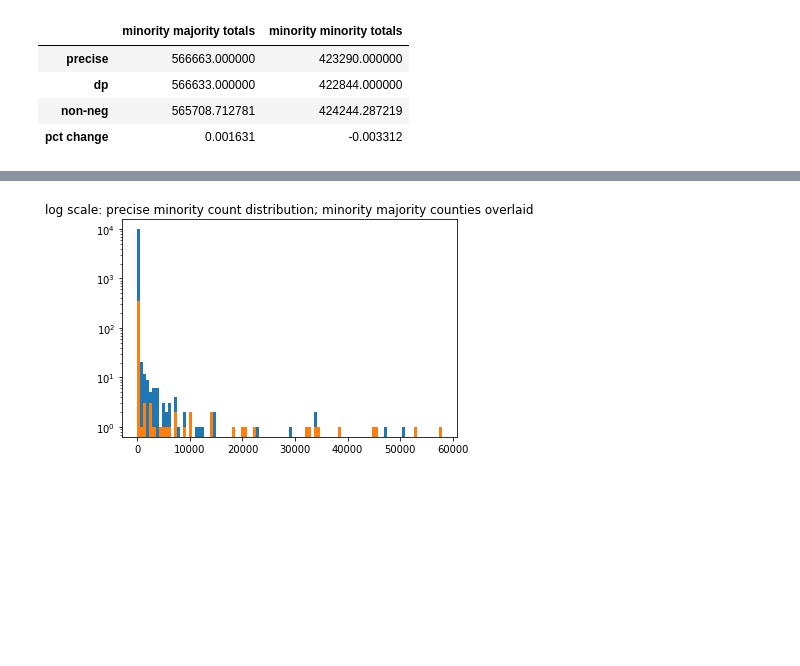
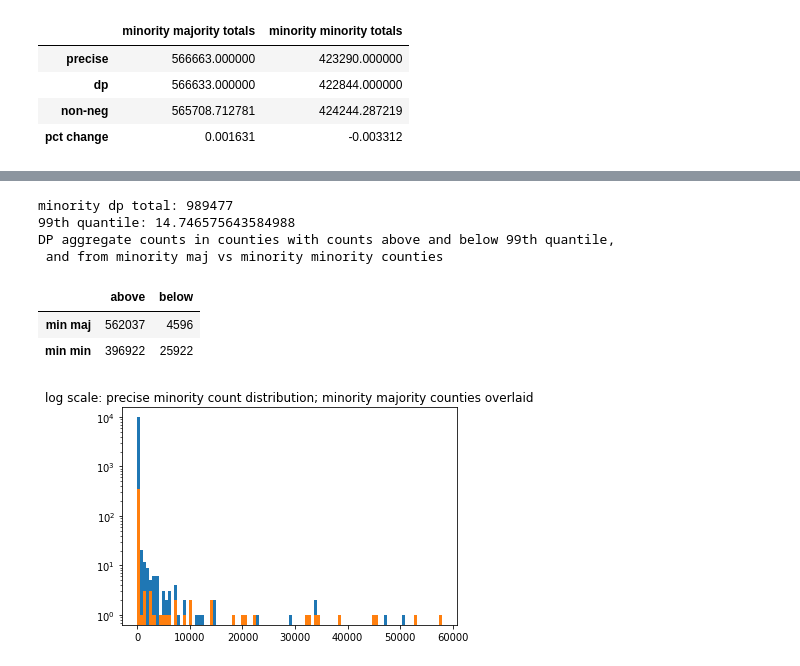
Before and after one commit to beatrixkh/explore_census_2020_dp, a Jupyter notebook: 2020_02_24_dp_census_sim_compare_distributions.ipynb, the cells around one changed output, grey strips where cells are left out. Saved outputs shown, nothing was run; the diff lists cells and outputs as text; code cells hidden in the pictures; blank space fills up the shorter version.

```diff
--- a/2020_02_24_dp_census_sim_compare_distributions.ipynb
+++ b/2020_02_24_dp_census_sim_compare_distributions.ipynb
@@ -227,3 +304,32 @@ see_minmaj_distr(pop_3e5, version = "nn", use_log = True)
+# %%
+minority_dp_count_3e7 = pop_3e7[4]
+print(f'minority dp total: {minority_dp_count_3e7.sum()}')
+q99_dp_3e7 = np.quantile(minority_dp_count_3e7, .99)
+print(f'99th quantile: {q99}')
+
+# dp minority maj vs min min count above and below 99th quantile
+minmaj_dp_3e7 = minority_dp_count_3e7[pop_3e7[0]]
+minmin_dp_3e7 = minority_dp_count_3e7[pop_3e7[1]]
+
+minmaj_above99_dp_3e7 = minmaj_dp_3e7[minmaj_dp_3e7>q99_dp_3e7]
+minmin_above99_dp_3e7 = minmin_dp_3e7[minmin_dp_3e7>q99_dp_3e7]
+
+minmaj_below99_dp_3e7 = minmaj_dp_3e7[minmaj_dp_3e7<=q99_dp_3e7]
+minmin_below99_dp_3e7 = minmin_dp_3e7[minmin_dp_3e7<=q99_dp_3e7]
+
+print("DP aggregate counts in counties with counts above and below 99th quantile, \n and from minority maj vs minority minority counties")
+pop_3e7_above_below99 = pd.DataFrame(columns = ['above','below'], index=['min maj','min min'],
+    data = [[minmaj_above99_dp_3e7.sum(),minmaj_below99_dp_3e7.sum()],
+            [minmin_above99_dp_3e7.sum(),minmin_below99_dp_3e7.sum()]])
+pop_3e7_above_below99
+# %% [output]
+minority dp total: 989477
+99th quantile: 14.746575643584988
+DP aggregate counts in counties with counts above and below 99th quantile,
+ and from minority maj vs minority minority counties
+|  | above | below |
+| min maj | 562037 | 4596 |
+| min min | 396922 | 25922 |
 # %%
 see_minmaj_distr(pop_3e7, version = "precise", use_log = True)
 see_minmaj_distr(pop_3e7, version = "dp", use_log = True)
```
Also changed, not shown: parts of 10 cells of this notebook.
